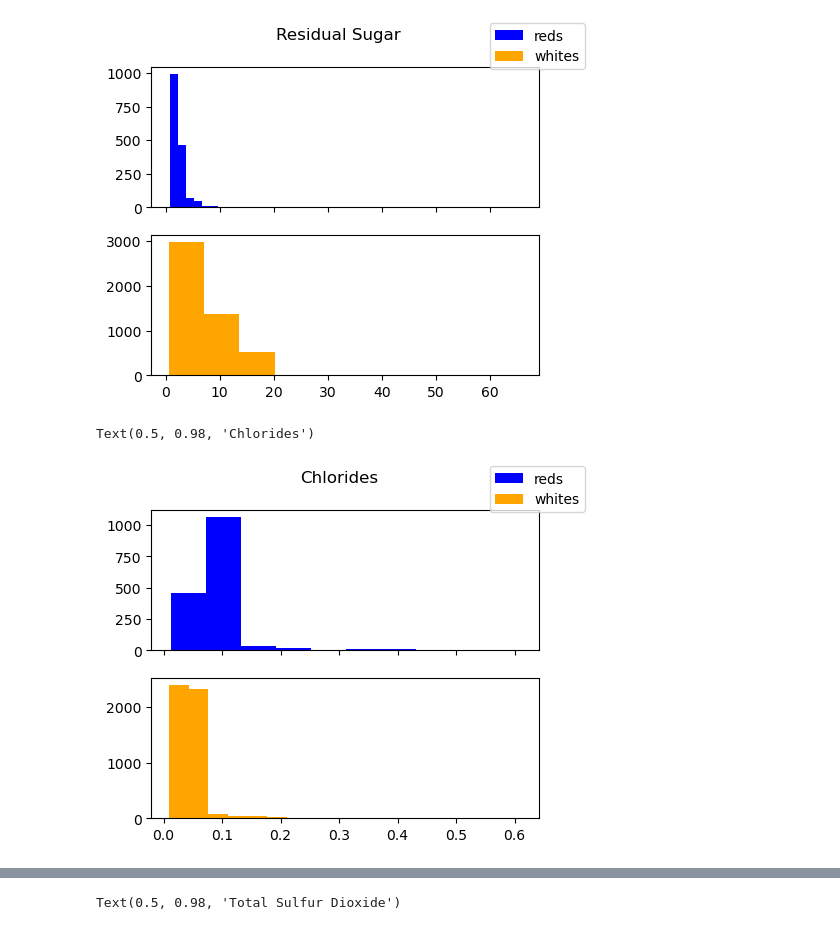
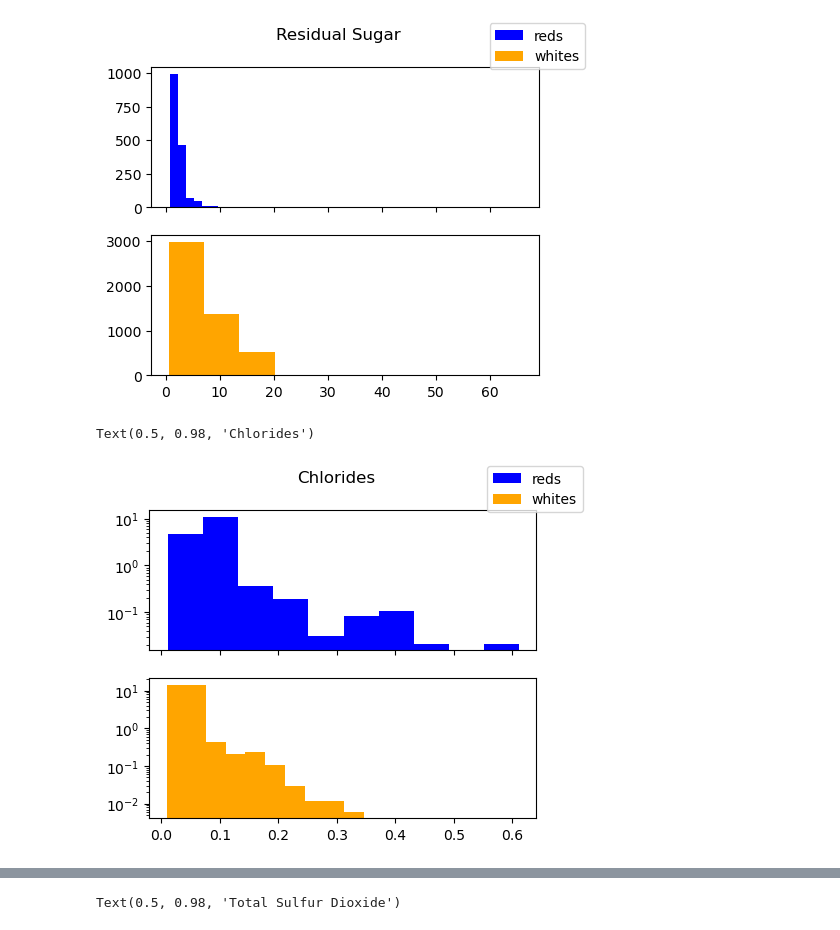
Before and after one commit to nmdollhopf/team1_wine_project, a Jupyter notebook: initial_unsupervised_clustering.ipynb, the cells around one changed output, grey strips where cells are left out. Cells and saved outputs as stored; diff of their text form; code cells hidden in the pictures.

Commit message:
brief descriptions of work in readme. first attempts at logistic regressions. a few more output graphs for clustering.

```diff
--- a/initial_unsupervised_clustering.ipynb
+++ b/initial_unsupervised_clustering.ipynb
@@ -375,13 +375,13 @@ Text(0.5, 0.98, 'Residual Sugar')
 [figure]
 # %%
 fig, axs = plt.subplots(2,1, sharex='col', figsize=(5,4))
-axs[0].hist(reds_noqual["chlorides"], label='reds', color='blue')
-axs[1].hist(whites_noqual["chlorides"], label='whites', color='orange')
+axs[0].hist(reds_noqual["chlorides"], label='reds', color='blue', density=True, log=True)
+axs[1].hist(whites_noqual["chlorides"], label='whites', color='orange', density=True, log=True)
 
 fig.legend()
 fig.suptitle("Chlorides")
 # %% [output]
 Text(0.5, 0.98, 'Chlorides')
-[figure, old version]
+[figure, new version]
 # %%
 fig, axs = plt.subplots(2,1, sharex='col', figsize=(5,4))
```
Also changed, not shown: parts of 3 cells of this notebook, 2 other files.
